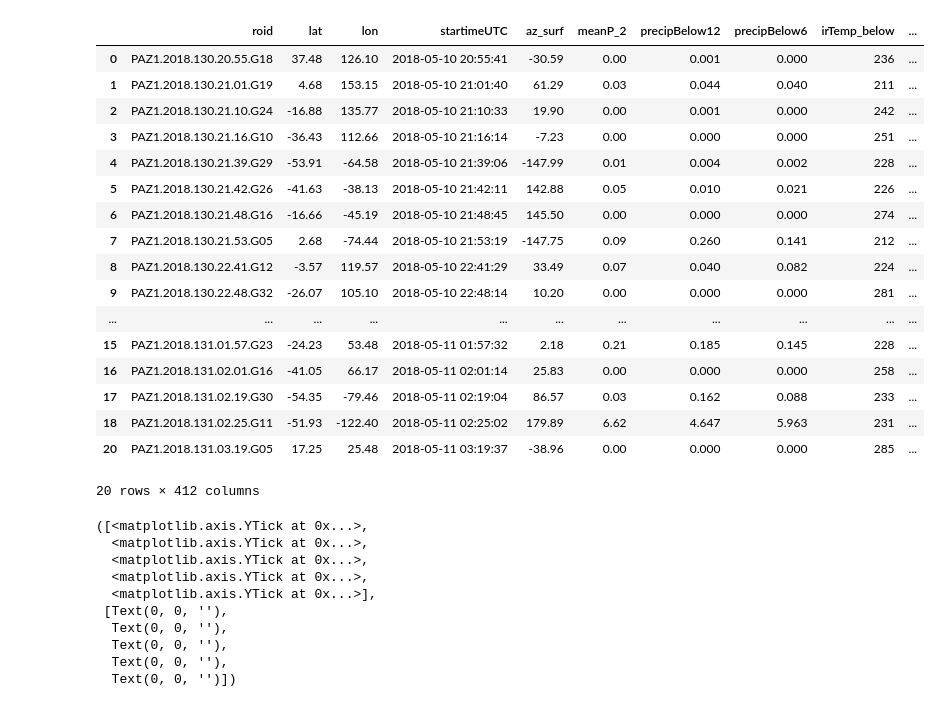
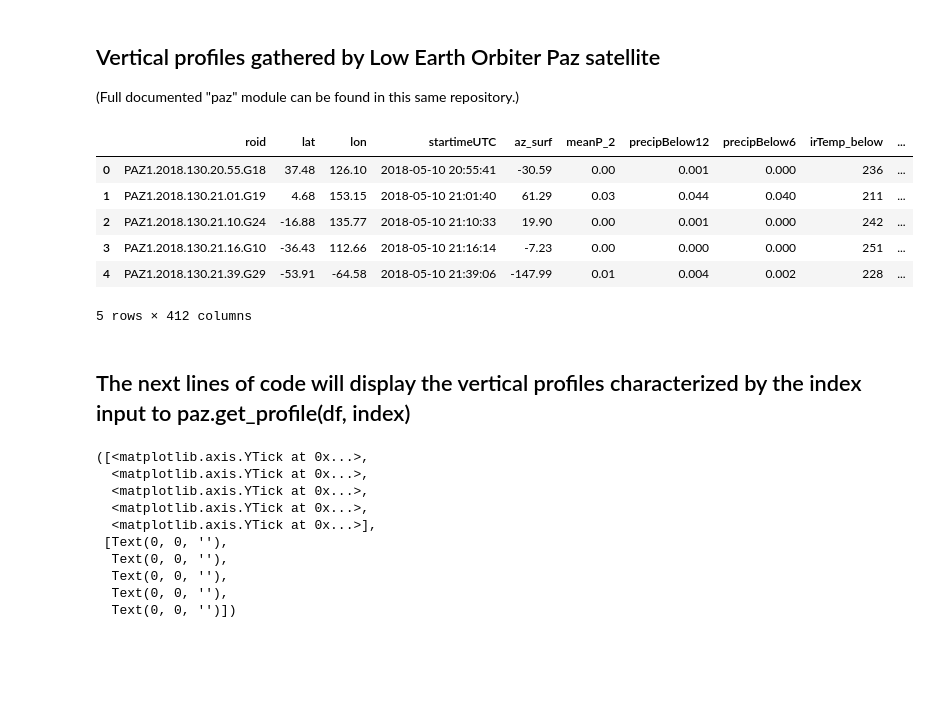
Before and after one commit to ignaciocordova/bachelor_thesis, a Jupyter notebook: Vertical Profiles.ipynb, the cells around one changed output. Drawn from its saved outputs; the diff is of its cells as text; code cells hidden in the pictures; blank space fills up the shorter version.

Commit message:
More documentation for notebooks and PAZ module

```diff
--- a/Vertical Profiles.ipynb
+++ b/Vertical Profiles.ipynb
@@ -10,0 +1,4 @@ font.set_name('Times New Roman')
+# %% [markdown]
+## Vertical profiles gathered by Low Earth Orbiter Paz satellite
+
+(Full documented "paz" module can be found in this same repository.)
@@ -11,26 +15,17 @@ font.set_name('Times New Roman')
 # %%
-df = do.read_and_merge('paz_metadata_actualitzat.pkl',
+df = paz.read_and_merge('paz_metadata_actualitzat.pkl',
                        'paz_profiles_actualitzat.pkl')
-df = do.clean_dataframe(df)
+df = paz.clean_dataframe(df)
 # %%
-df.head(20)
+df.head()
 # %% [output]
 |  | roid | lat | lon | startimeUTC | az_surf | meanP_2 | precipBelow12 | precipBelow6 | irTemp_below | ... |
 | 0 | PAZ1.2018.130.20.55.G18 | 37.48 | 126.10 | 2018-05-10 20:55:41 | -30.59 | 0.00 | 0.001 | 0.000 | 236 | ... |
 | 1 | PAZ1.2018.130.21.01.G19 | 4.68 | 153.15 | 2018-05-10 21:01:40 | 61.29 | 0.03 | 0.044 | 0.040 | 211 | ... |
 | 2 | PAZ1.2018.130.21.10.G24 | -16.88 | 135.77 | 2018-05-10 21:10:33 | 19.90 | 0.00 | 0.001 | 0.000 | 242 | ... |
 | 3 | PAZ1.2018.130.21.16.G10 | -36.43 | 112.66 | 2018-05-10 21:16:14 | -7.23 | 0.00 | 0.000 | 0.000 | 251 | ... |
 | 4 | PAZ1.2018.130.21.39.G29 | -53.91 | -64.58 | 2018-05-10 21:39:06 | -147.99 | 0.01 | 0.004 | 0.002 | 228 | ... |
-| 5 | PAZ1.2018.130.21.42.G26 | -41.63 | -38.13 | 2018-05-10 21:42:11 | 142.88 | 0.05 | 0.010 | 0.021 | 226 | ... |
-| 6 | PAZ1.2018.130.21.48.G16 | -16.66 | -45.19 | 2018-05-10 21:48:45 | 145.50 | 0.00 | 0.000 | 0.000 | 274 | ... |
-| 7 | PAZ1.2018.130.21.53.G05 | 2.68 | -74.44 | 2018-05-10 21:53:19 | -147.75 | 0.09 | 0.260 | 0.141 | 212 | ... |
-| 8 | PAZ1.2018.130.22.41.G12 | -3.57 | 119.57 | 2018-05-10 22:41:29 | 33.49 | 0.07 | 0.040 | 0.082 | 224 | ... |
-| 9 | PAZ1.2018.130.22.48.G32 | -26.07 | 105.10 | 2018-05-10 22:48:14 | 10.20 | 0.00 | 0.000 | 0.000 | 281 | ... |
-| ... | ... | ... | ... | ... | ... | ... | ... | ... | ... | ... |
-| 15 | PAZ1.2018.131.01.57.G23 | -24.23 | 53.48 | 2018-05-11 01:57:32 | 2.18 | 0.21 | 0.185 | 0.145 | 228 | ... |
-| 16 | PAZ1.2018.131.02.01.G16 | -41.05 | 66.17 | 2018-05-11 02:01:14 | 25.83 | 0.00 | 0.000 | 0.000 | 258 | ... |
-| 17 | PAZ1.2018.131.02.19.G30 | -54.35 | -79.46 | 2018-05-11 02:19:04 | 86.57 | 0.03 | 0.162 | 0.088 | 233 | ... |
-| 18 | PAZ1.2018.131.02.25.G11 | -51.93 | -122.40 | 2018-05-11 02:25:02 | 179.89 | 6.62 | 4.647 | 5.963 | 231 | ... |
-| 20 | PAZ1.2018.131.03.19.G05 | 17.25 | 25.48 | 2018-05-11 03:19:37 | -38.96 | 0.00 | 0.000 | 0.000 | 285 | ... |
-20 rows × 412 columns
+5 rows × 412 columns
+# %% [markdown]
+## The next lines of code will display the vertical profiles characterized by the index input to paz.get_profile(df, index)
 # %%
```
Also changed, not shown: parts of 4 cells of this notebook, 19 other files.
